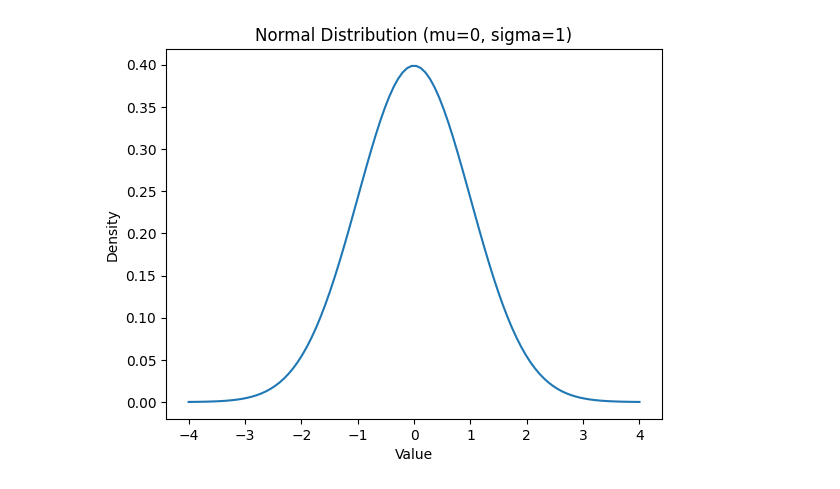
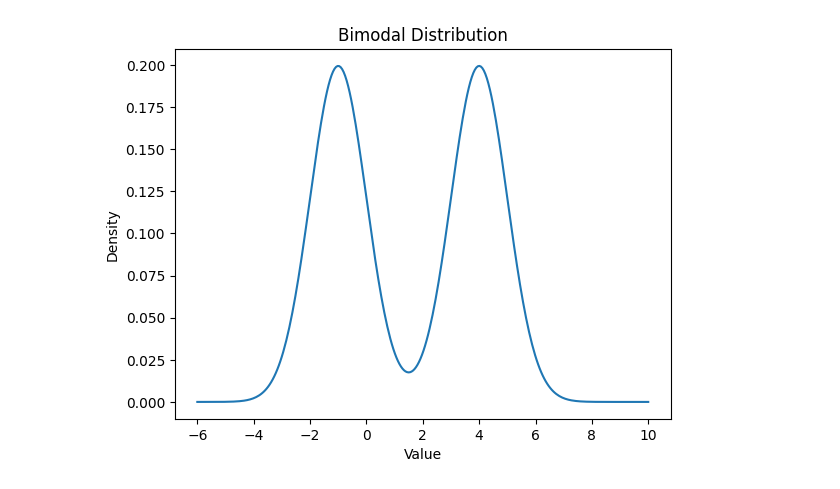
Before and after one commit to arththakkar1/data-science-mathematics, a Jupyter notebook: Statistics/Distributions.ipynb, the cells around one changed output. Saved outputs shown, nothing was run; the diff lists cells and outputs as text; code cells hidden in the pictures.

```diff
--- a/Statistics/Distributions.ipynb
+++ b/Statistics/Distributions.ipynb
@@ -69,14 +95,11 @@ Suppose the heights of adult men in a population are normally distributed with a
 # %%
-# Normal Distribution Chart
-from scipy.stats import norm
-
-mu, sigma = 0, 1
-x = np.linspace(-4, 4, 100)
-pdf = norm.pdf(x, mu, sigma)
+# Bimodal Distribution Chart
+x = np.linspace(-6, 10, 300)
+pdf = 0.5 * norm.pdf(x, loc=-1, scale=1) + 0.5 * norm.pdf(x, loc=4, scale=1)
 plt.plot(x, pdf)
-plt.title('Normal Distribution (mu=0, sigma=1)')
+plt.title('Bimodal Distribution')
 plt.xlabel('Value')
 plt.ylabel('Density')
 plt.show()
 # %% [output]
-[figure, old version]
+[figure, new version]
```
Also changed, not shown: parts of 14 cells of this notebook.
